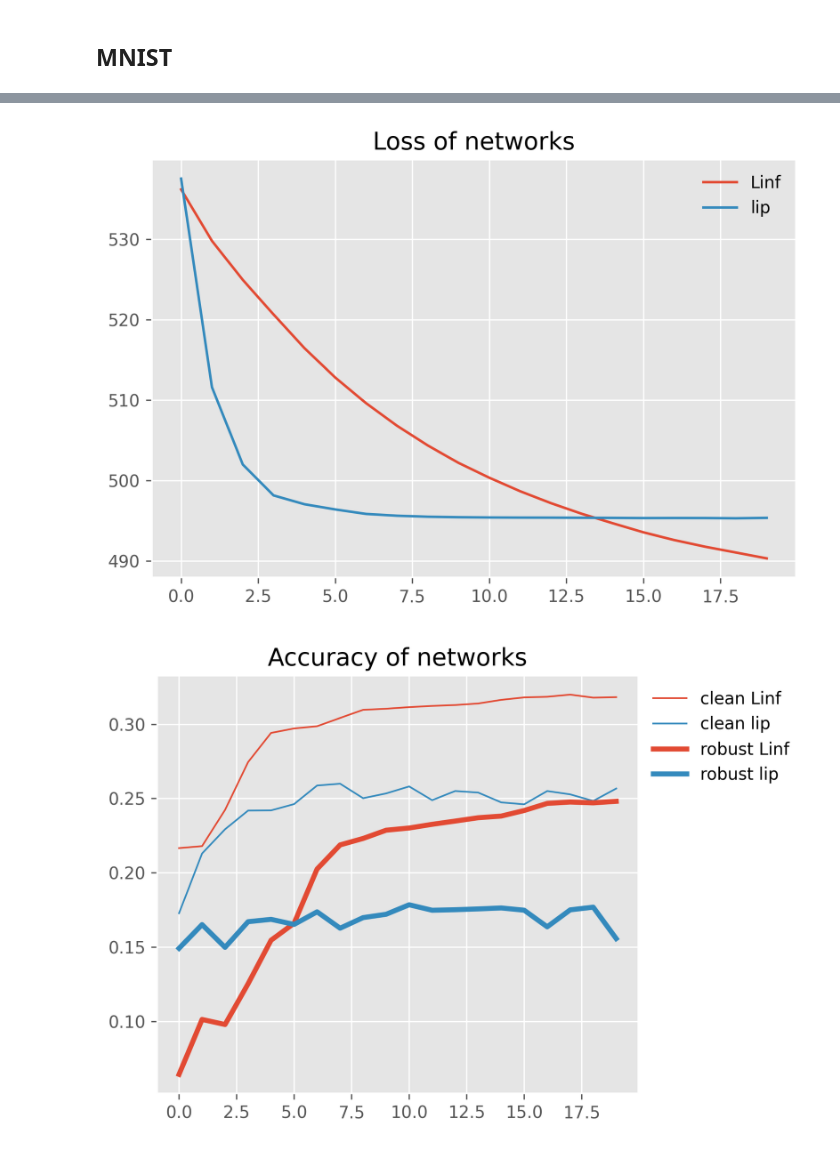
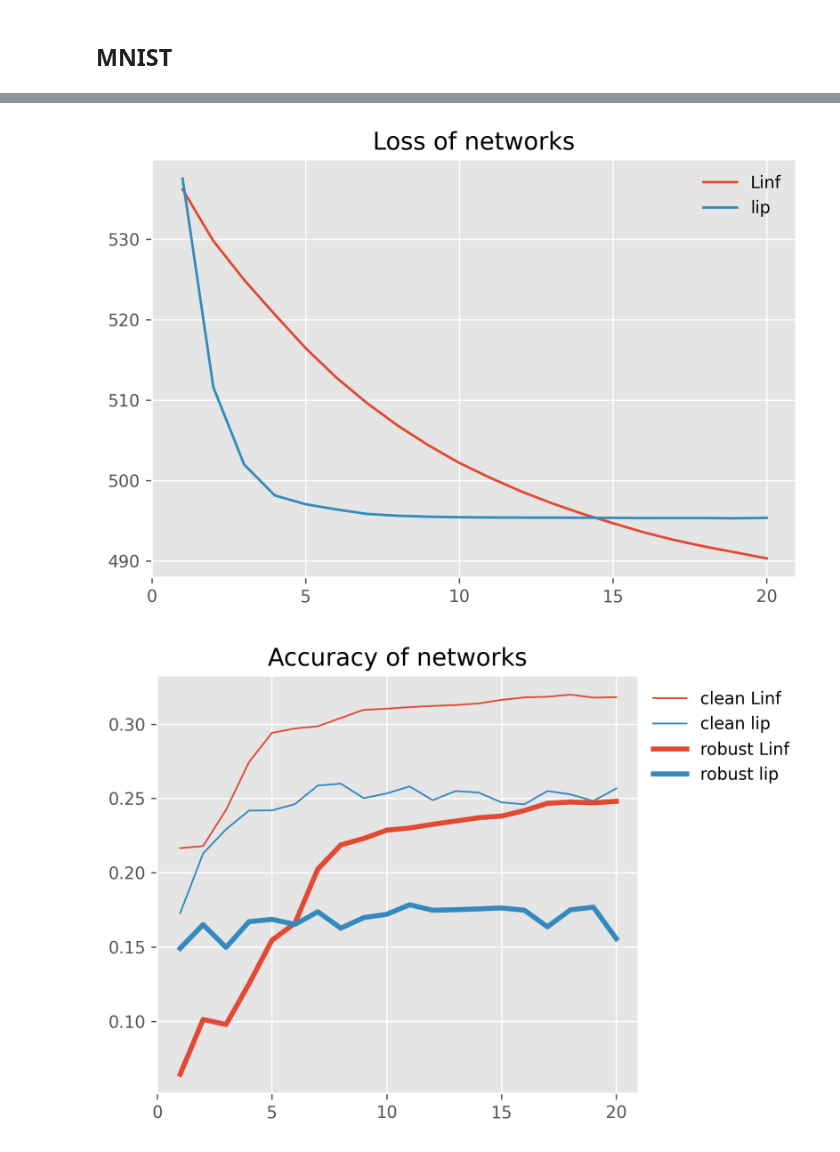
Before and after one commit to mrlazy1708/mltp, a Jupyter notebook: plot.ipynb, the cells around one changed output, grey strips where cells are left out. Saved outputs shown, nothing was run; the diff lists cells and outputs as text; code cells hidden in the pictures.

```diff
--- a/plot.ipynb
+++ b/plot.ipynb
@@ -44,12 +44,13 @@ plt.style.use("ggplot")
 def plot(ax, data_dict, n=32):
     for label, data in data_dict.items():
         if label == "nn":
-            ax.plot(range(n), data[:n], label=label, linewidth=3, c="black")
+            ax.plot(range(1, n+1), data[:n], label=label, linewidth=3, c="black")
         elif label in ["L2", "L3", "L4", "L5", "L6", "L7", "L8"]:
-            ax.plot(range(n), data[:n], label=label, linewidth=1)
+            ax.plot(range(1, n+1), data[:n], label=label, linewidth=1)
 
         if label == "lip" or label == "Linf":
-            ax.plot(range(n), data[:n], label=label)
+            ax.plot(range(1, n+1), data[:n], label=label)
+    ax.set_xticks(range(0, n+1, 4))
 
 # ----------------------------------- LOSS ----------------------------------- #
 fig, ax = plt.subplots(figsize=(6, 4), dpi=300)
@@ -76,30 +77,31 @@ fig.tight_layout(), ax.set_title("Accuracy of networks"), plt.show();
 # %%
 import numpy as np
 import matplotlib.pyplot as plt
 
 plt.style.use("ggplot")
 def plot(ax, data_dict, name, **args):
     for label, data in data_dict.items():
-        ax.plot(range(20), data, label=name+label, **args)
+        ax.plot(range(1, 21), data, label=name+label, **args)
+    ax.set_xticks(range(0, 21, 5))
 
 # ----------------------------------- LOSS ----------------------------------- #
 fig, ax = plt.subplots(figsize=(6, 4), dpi=300)
 
 from output.robust import loss
 plot(ax, loss, "")
 ax.legend(bbox_to_anchor=(1, 1), framealpha=0)
 fig.tight_layout(), ax.set_title("Loss of networks"), plt.show();
 
 # --------------------------------- ACCURACY --------------------------------- #
 fig, ax = plt.subplots(figsize=(6, 4), dpi=300)
 
 from output.robust import accuracy, certify
 plt.gca().set_prop_cycle(None)
 plot(ax, accuracy, "clean ", linewidth=1)
 plt.gca().set_prop_cycle(None)
 plot(ax, certify, "robust ", linewidth=3)
 ax.legend(bbox_to_anchor=(1, 1), framealpha=0)
 fig.tight_layout(), ax.set_title("Accuracy of networks"), plt.show();
 # %% [output]
-[figure, old version]
+[figure, new version]
-[figure, old version]
+[figure, new version]
```
Also changed, not shown: parts of 1 cell of this notebook, 4 other files.
